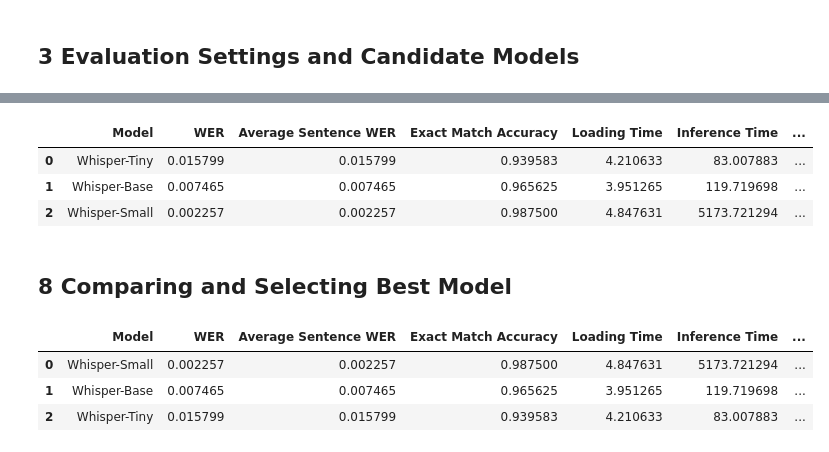
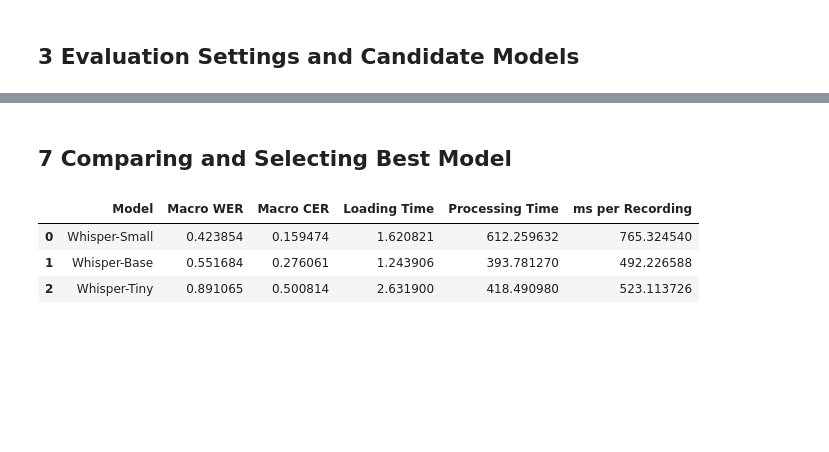
Before and after one commit to SubathraSIM/CM3020_Final_Year_Project, a Jupyter notebook: notebooks/model_experiments/whisper_models.ipynb, the cells around one changed output, grey strips where cells are left out. Drawn from its saved outputs; the diff is of its cells as text; code cells hidden in the pictures; blank space fills up the shorter version.

```diff
--- a/notebooks/model_experiments/whisper_models.ipynb
+++ b/notebooks/model_experiments/whisper_models.ipynb
@@ -207,0 +202,26 @@ display(
+# %%
+validation_data = load_fleurs_split(
+    split_name="validation",
+    samples_per_language=SAMPLES_PER_LANGUAGE
+)
+
+print(
+    "\nTotal validation recordings:",
+    len(validation_data)
+)
+
+display(
+    validation_data[
+        [
+            "language",
+            "audio_path",
+            "reference"
+        ]
+    ].head()
+)
+
+display(
+    validation_data[
+        "language"
+    ].value_counts()
+)
@@ -419,31 +673,30 @@ validation_results_df = pd.DataFrame(
     validation_results
 )
 
-display(validation_results_df)
+validation_language_results_df = (
+    pd.DataFrame(
+        validation_language_results
+    )
+)
-# %% [output]
-|  | Model | WER | Average Sentence WER | Exact Match Accuracy | Loading Time | Inference Time | ... |
-| 0 | Whisper-Tiny | 0.015799 | 0.015799 | 0.939583 | 4.210633 | 83.007883 | ... |
-| 1 | Whisper-Base | 0.007465 | 0.007465 | 0.965625 | 3.951265 | 119.719698 | ... |
-| 2 | Whisper-Small | 0.002257 | 0.002257 | 0.987500 | 4.847631 | 5173.721294 | ... |
 # %% [markdown]
-## 8 Comparing and Selecting Best Model
+## 7 Comparing and Selecting Best Model
 # %%
 validation_results_df = (
     validation_results_df
     .sort_values(
-        by=[
-            "WER",
-            "Exact Match Accuracy",
-            "Inference Time"
-        ],
-        ascending=[True, False, True]
+        by="Macro CER",
+        ascending=True
     )
     .reset_index(drop=True)
 )
 
 display(validation_results_df)
+
+display(
+    validation_language_results_df
+)
 # %% [output]
-|  | Model | WER | Average Sentence WER | Exact Match Accuracy | Loading Time | Inference Time | ... |
-| 0 | Whisper-Small | 0.002257 | 0.002257 | 0.987500 | 4.847631 | 5173.721294 | ... |
-| 1 | Whisper-Base | 0.007465 | 0.007465 | 0.965625 | 3.951265 | 119.719698 | ... |
-| 2 | Whisper-Tiny | 0.015799 | 0.015799 | 0.939583 | 4.210633 | 83.007883 | ... |
+|  | Model | Macro WER | Macro CER | Loading Time | Processing Time | ms per Recording |
+| 0 | Whisper-Small | 0.423854 | 0.159474 | 1.620821 | 612.259632 | 765.324540 |
+| 1 | Whisper-Base | 0.551684 | 0.276061 | 1.243906 | 393.781270 | 492.226588 |
+| 2 | Whisper-Tiny | 0.891065 | 0.500814 | 2.631900 | 418.490980 | 523.113726 |
```
Also changed, not shown: parts of 38 cells of this notebook, 3 other files.
